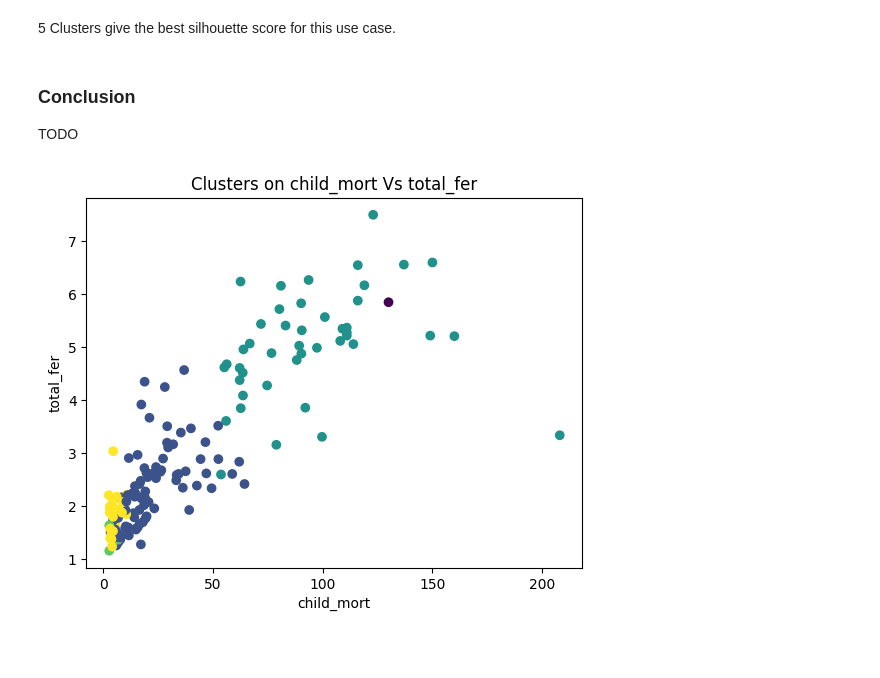
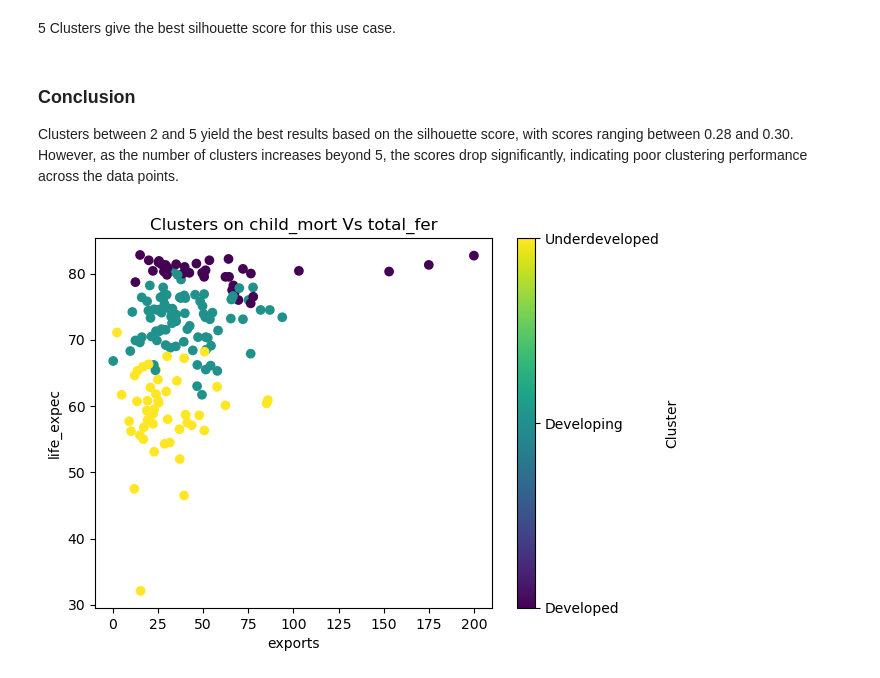
Before and after one commit to gdsai4903/COMP3705-Unsupervised-Machine-Learning, a Jupyter notebook: Assignment 1/Assignment 1.ipynb, the cells around one changed output. Cells and saved outputs as stored; diff of their text form; code cells hidden in the pictures; blank space fills up the shorter version.

```diff
--- a/Assignment 1/Assignment 1.ipynb
+++ b/Assignment 1/Assignment 1.ipynb
@@ -230,5 +235,5 @@ plt.show()
 5 Clusters give the best silhouette score for this use case.
 # %% [markdown]
 ### Conclusion
-TODO
+Clusters between 2 and 5 yield the best results based on the silhouette score, with scores ranging between 0.28 and 0.30. However, as the number of clusters increases beyond 5, the scores drop significantly, indicating poor clustering performance across the data points.
 # %%
@@ -236,9 +247,12 @@ chosen_n_cluster = 5
-# %%
-plt.scatter(df['child_mort'], df['total_fer'], c=cluster_runs[chosen_n_cluster], label=range(5))
-plt.title("Clusters on child_mort Vs total_fer")
-plt.xlabel("child_mort")
-plt.ylabel("total_fer")
-plt.show()
-# %% [output]
-[figure, removed]
+# %%
+plt.scatter(df['exports'], df['life_expec'], c=cluster_runs[chosen_n_cluster], cmap='viridis')
+plt.title("Clusters on child_mort Vs total_fer")
+plt.xlabel("exports")
+plt.ylabel("life_expec")
+cbar = plt.colorbar(ticks=[0, 1, 2])  # Adjust ticks to show only 3 clusters
+cbar.set_label('Cluster')
+cbar.set_ticklabels(['Developed', 'Developing', 'Underdeveloped'])
+plt.show()
+# %% [output]
+[figure, added]
 # %% [markdown]
```
Also changed, not shown: parts of 18 cells of this notebook, 1 other file.
